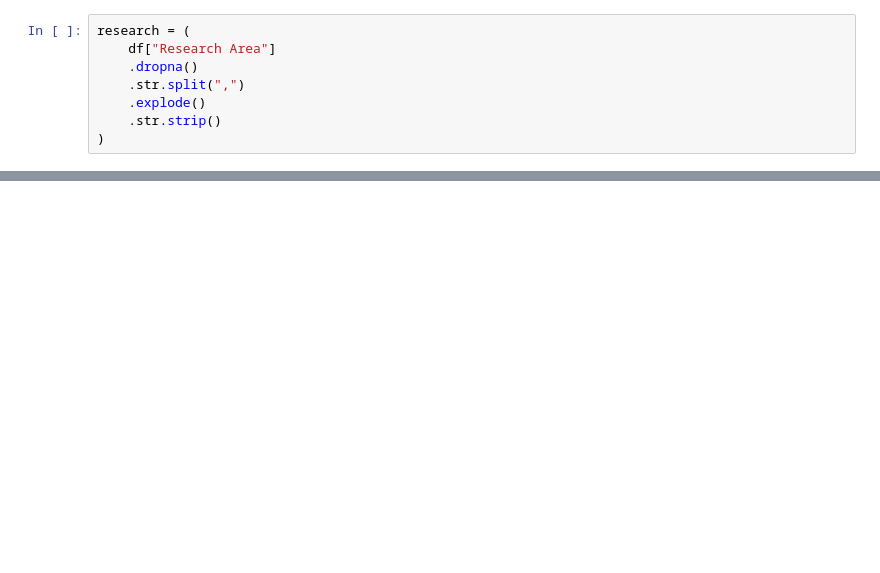
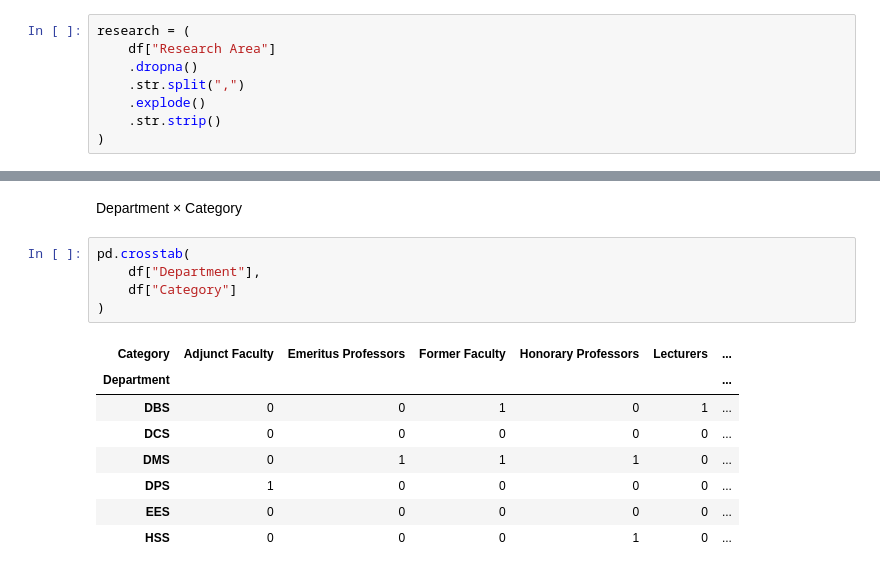
Before and after one commit to Shashvitaratra/IDC409-Project-4-Web-Scraping-II-Faculty-Profiles, a Jupyter notebook: EDA.ipynb, the cells around one changed output, grey strips where cells are left out. Cells and saved outputs as stored; diff of their text form; blank space fills up the shorter version.

```diff
--- a/EDA.ipynb
+++ b/EDA.ipynb
@@ -439,0 +537,16 @@ Email availability: 97.73%
+# %% [markdown]
+Department × Category
+# %%
+pd.crosstab(
+    df["Department"],
+    df["Category"]
+)
+# %% [output]
+| Category | Adjunct Faculty | Emeritus Professors | Former Faculty | Honorary Professors | Lecturers | ... |
+| Department |  |  |  |  |  | ... |
+| DBS | 0 | 0 | 1 | 0 | 1 | ... |
+| DCS | 0 | 0 | 0 | 0 | 0 | ... |
+| DMS | 0 | 1 | 1 | 1 | 0 | ... |
+| DPS | 1 | 0 | 0 | 0 | 0 | ... |
+| EES | 0 | 0 | 0 | 0 | 0 | ... |
+| HSS | 0 | 0 | 0 | 1 | 0 | ... |
```
Also changed, not shown: parts of 89 cells of this notebook, 9 other files.
